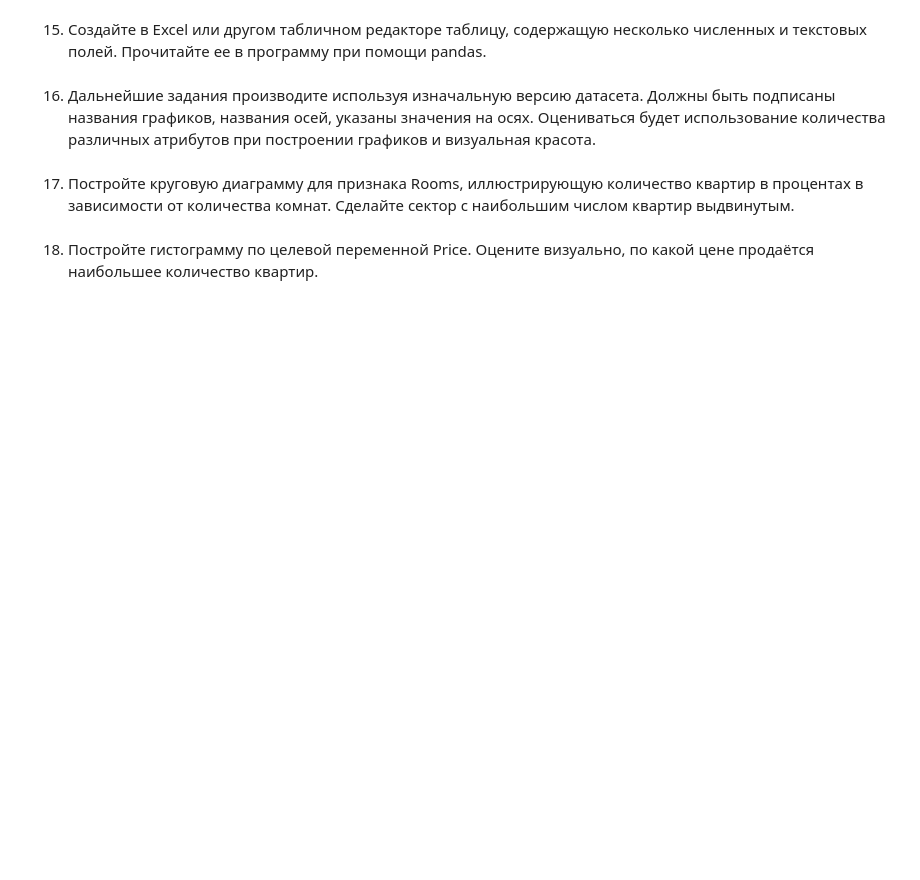
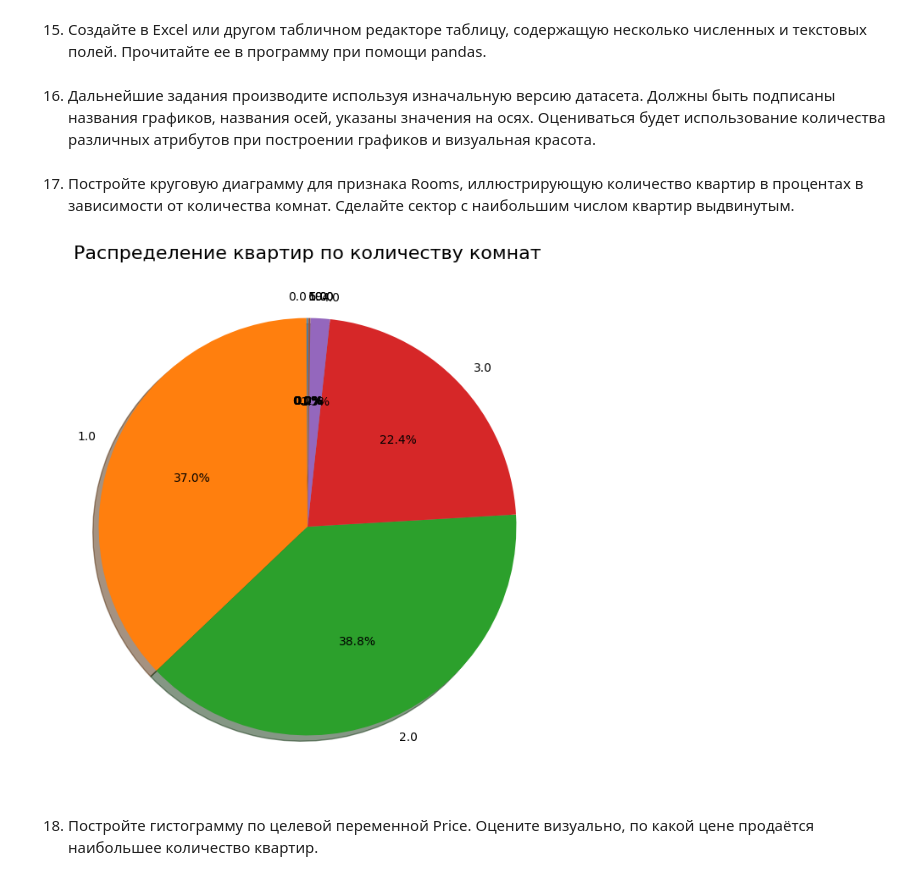
Before and after one commit to Plkhv/ML_course, a Jupyter notebook: ML0.1 intro/lab.ipynb, the cells around one changed output. Cells and saved outputs as stored; diff of their text form; code cells hidden in the pictures; blank space fills up the shorter version.

```diff
--- a/ML0.1 intro/lab.ipynb
+++ b/ML0.1 intro/lab.ipynb
@@ -394,5 +464,29 @@ Name: 9998, dtype: object
 16. Дальнейшие задания производите используя изначальную версию датасета. Должны быть подписаны названия графиков, названия осей, указаны значения на осях. Оцениваться будет использование количества различных атрибутов при построении графиков и визуальная красота.
 # %% [markdown]
 17. Постройте круговую диаграмму для признака Rooms, иллюстрирующую количество квартир в процентах в зависимости от количества комнат. Сделайте сектор с наибольшим числом квартир выдвинутым.
+# %%
+import matplotlib.pyplot as plt
+data_ = pd.read_csv(file_path)
+# Группировка по количеству комнат и подсчет количества квартир
+room_counts = data_['Rooms'].value_counts().sort_index()
+
+# Определение сектора для выдвижения (с наибольшим числом квартир)
+explode = [0] * len(room_counts)  # Создаем список с нулями
+
+# Построение круговой диаграммы
+plt.figure(figsize=(8, 8))
+plt.pie(
+    room_counts,
+    labels=room_counts.index,
+    autopct='%1.1f%%',
+    startangle=90,
+    explode=explode,
+    shadow=True
+)
+plt.title('Распределение квартир по количеству комнат', fontsize=16)
+
+plt.show()
+# %% [output]
+[figure, added]
 # %% [markdown]
 18. Постройте гистограмму по целевой переменной Price. Оцените визуально, по какой цене продаётся наибольшее количество квартир.
```
Also changed, not shown: parts of 14 cells of this notebook, 2 other files.
